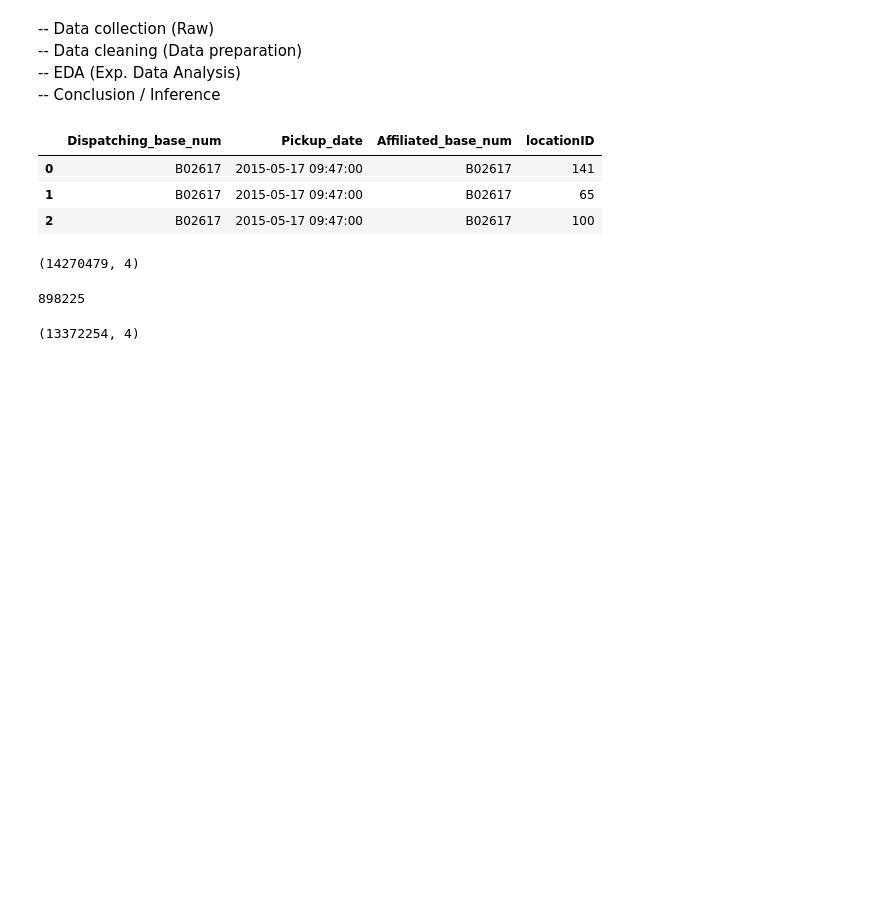
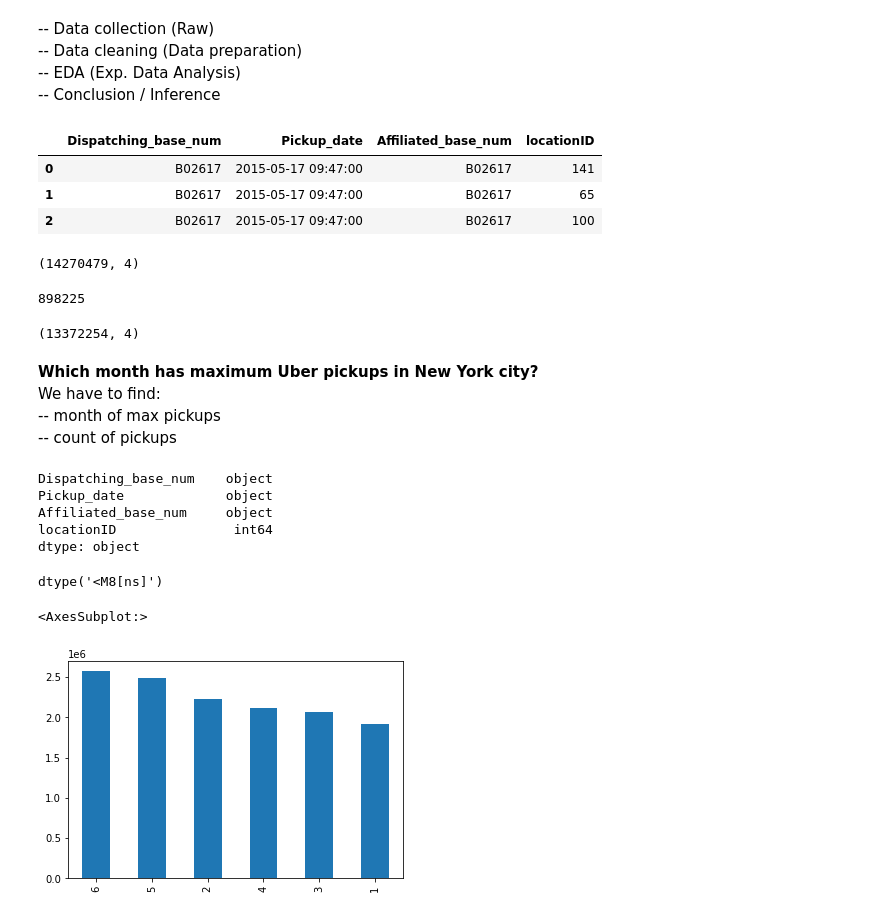
Before and after one commit to unpatel1/Challenge_AProjectAWeek, a Jupyter notebook: Week_12/Uber_NY_DA.ipynb, the cells around one changed output. Cells and saved outputs as stored; diff of their text form; code cells hidden in the pictures; blank space fills up the shorter version.

```diff
--- a/Week_12/Uber_NY_DA.ipynb
+++ b/Week_12/Uber_NY_DA.ipynb
@@ -45,3 +45,29 @@ uber_15.drop_duplicates(inplace = True)
 uber_15.shape
 # %% [output]
 (13372254, 4)
+# %% [markdown]
+**Which month has maximum Uber pickups in New York city?**
+We have to find:
+-- month of max pickups
+-- count of pickups
+# %%
+uber_15.dtypes
+# %% [output]
+Dispatching_base_num    object
+Pickup_date             object
+Affiliated_base_num     object
+locationID               int64
+dtype: object
+# %%
+uber_15['Pickup_date'] = pd.to_datetime(uber_15['Pickup_date'], format = '%Y-%m-%d %H:%M:%S')
+# %%
+uber_15['Pickup_date'].dtypes
+# %% [output]
+dtype('<M8[ns]')
+# %%
+uber_15['month'] = uber_15['Pickup_date'].dt.month
+# %%
+uber_15['month'].value_counts().plot(kind = 'bar')
+# %% [output]
+<AxesSubplot:>
+[figure, added]
```
Also changed, not shown: parts of 12 cells of this notebook.
